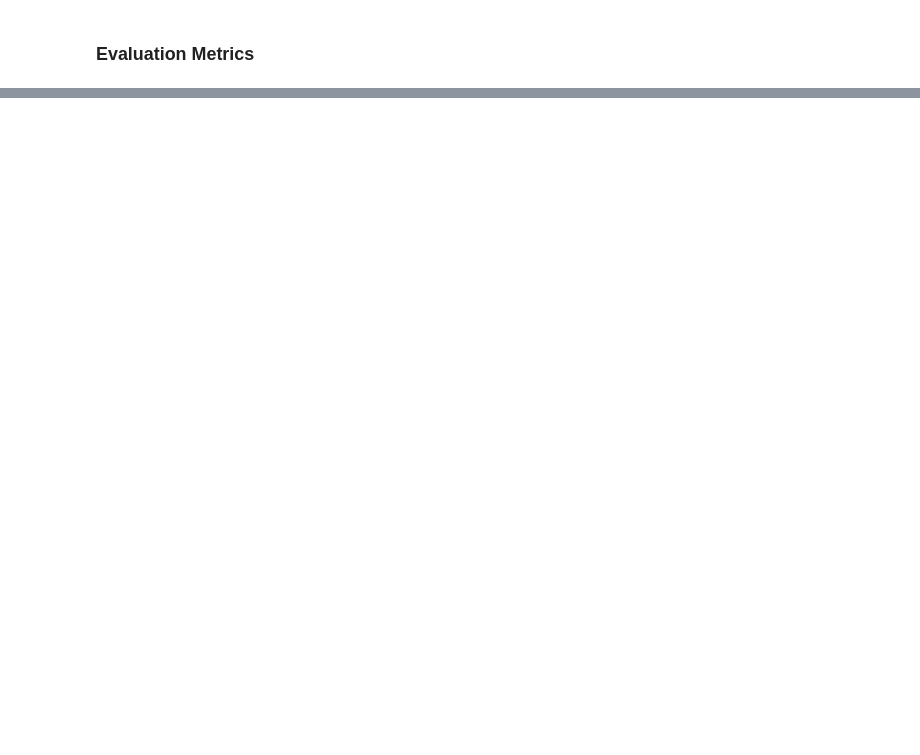
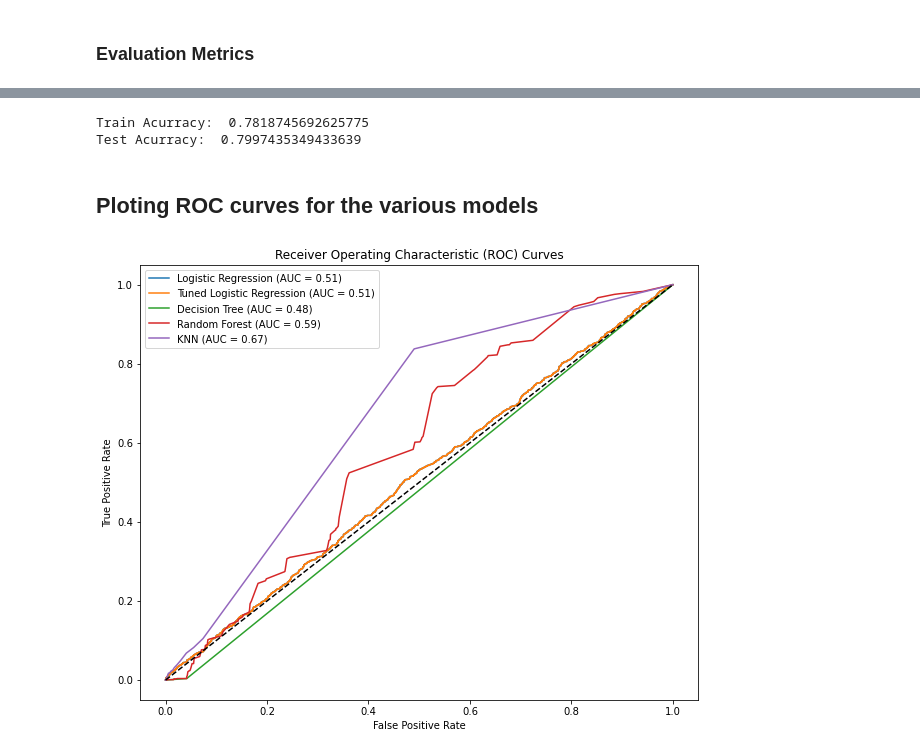
Before and after one commit to EdmundNyaribo/Phase3project_H1N1_vaccine_predic, a Jupyter notebook: index.ipynb, the cells around one changed output, grey strips where cells are left out. Saved outputs shown, nothing was run; the diff lists cells and outputs as text; code cells hidden in the pictures; blank space fills up the shorter version.

```diff
--- a/index.ipynb
+++ b/index.ipynb
@@ -599,0 +662,72 @@ evaluate_model_metrics(model, X_train_scaled, y_train, X_test_scaled, y_test)
+# %%
+# Create an instance of the Random Forest classifier
+rf = RandomForestClassifier(random_state=42)
+
+# Define the parameter grid for grid search
+rf_param_grid = {
+    'n_estimators': [60, 100, 140],
+    'criterion': ['gini', 'entropy'],
+    'max_depth': [2,4,6,8,10],
+    'min_samples_split': [3, 5, 7, 9],
+    'min_samples_leaf': [3, 6, 9]
+}
+
+# Create the GridSearchCV object
+grid_search = GridSearchCV(estimator=rf, param_grid=rf_param_grid, cv=5, n_jobs=-1)
+
+# Fit the grid search to the resampled training data
+grid_search.fit(X_train_scaled, y_train)
+
+# Get the best hyperparameters found during the grid search
+best_params = grid_search.best_params_
+
+# Create a new Random Forest classifier with the best hyperparameters
+best_model = RandomForestClassifier(**best_params, random_state=42)
+
+# Fit the best model to the resampled training data
+best_model.fit(X_train_scaled, y_train)
+
+# Predict on the training data
+y_train_pred = best_model.predict(X_train_scaled)
+
+# Predict on the test data
+y_test_pred = best_model.predict(X_test_scaled)
+
+# Compute the accuracy
+accuracy_train = accuracy_score(y_train, y_train_pred)
+accuracy_test = accuracy_score(y_test, y_test_pred)
+
+print('Train Acurracy: ', train_accuracy)
+print('Test Acurracy: ', test_accuracy)
+# %% [output]
+Train Acurracy:  0.7818745692625775
+Test Acurracy:  0.7997435349433639
+# %% [markdown]
+## Ploting ROC curves for the various models
+# %%
+#drawing ROC curve for the above five models
+
+# Compute ROC curves and AUC scores for each model
+models = [logreg, logreg_final, dt_clf, rf_classifier, knn_model]
+labels = ['Logistic Regression','Tuned Logistic Regression', 'Decision Tree', 'Random Forest', 'KNN']
+
+plt.figure(figsize=(10, 8))
+
+for model, label in zip(models, labels):
+    if hasattr(model, "predict_proba"):
+        y_probs = model.predict_proba(X_test)[:, 1]
+    else:
+        y_probs = model.predict(X_test)
+    fpr, tpr, _ = roc_curve(y_test, y_probs)
+    auc_score = roc_auc_score(y_test, y_probs)
+
+    plt.plot(fpr, tpr, label='{} (AUC = {:.2f})'.format(label, auc_score))
+
+plt.plot([0, 1], [0, 1], 'k--')
+plt.xlabel('False Positive Rate')
+plt.ylabel('True Positive Rate')
+plt.title('Receiver Operating Characteristic (ROC) Curves')
+plt.legend()
+plt.show()
+# %% [output]
+[figure, added]
```
Also changed, not shown: parts of 18 cells of this notebook.
